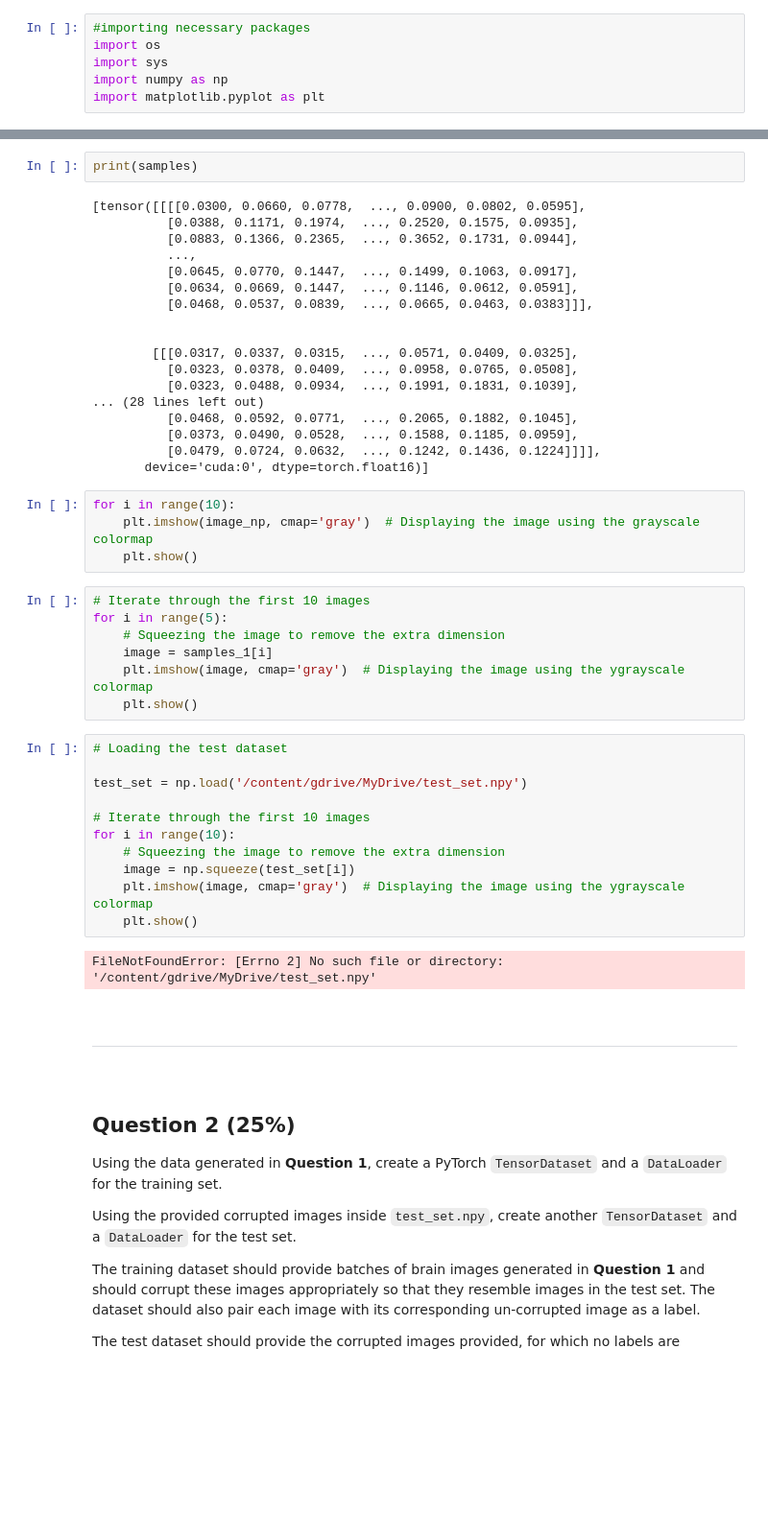
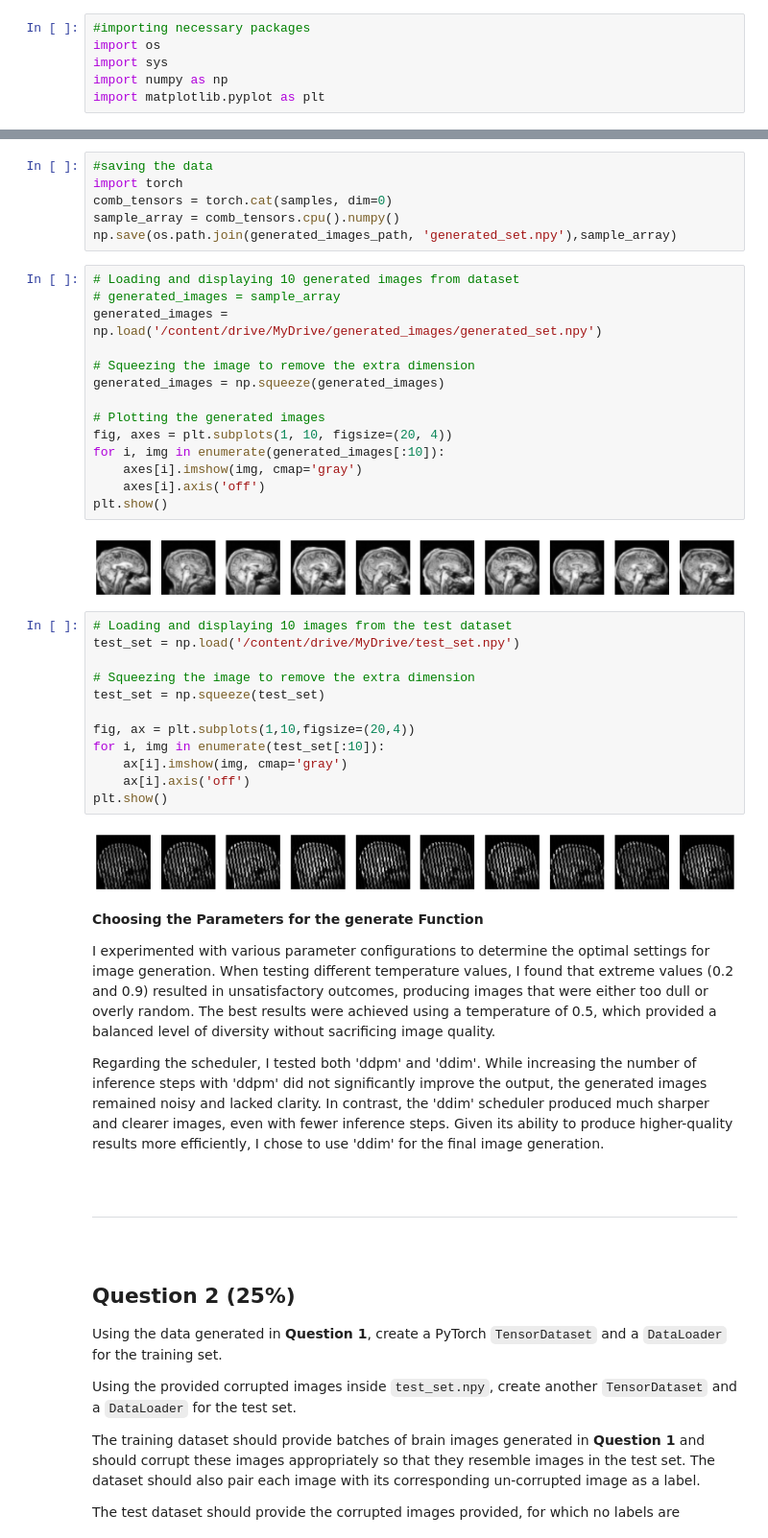
Before and after one commit to esemsc-peo23/introduction-to-python, a Jupyter notebook: Assessment.ipynb, the cells around one changed output, grey strips where cells are left out. Shown at 96% size. Cells and saved outputs as stored; diff of their text form; blank space fills up the shorter version.

Commit message:
First_final version with 1000 datasets

```diff
--- a/Assessment.ipynb
+++ b/Assessment.ipynb
@@ -173,47 +153,45 @@ ValueError: cannot select an axis to squeeze out which has size not equal to one
-# %%
-print(samples)
-# %% [output]
-[tensor([[[[0.0300, 0.0660, 0.0778,  ..., 0.0900, 0.0802, 0.0595],
-          [0.0388, 0.1171, 0.1974,  ..., 0.2520, 0.1575, 0.0935],
-          [0.0883, 0.1366, 0.2365,  ..., 0.3652, 0.1731, 0.0944],
-          ...,
-          [0.0645, 0.0770, 0.1447,  ..., 0.1499, 0.1063, 0.0917],
-          [0.0634, 0.0669, 0.1447,  ..., 0.1146, 0.0612, 0.0591],
-          [0.0468, 0.0537, 0.0839,  ..., 0.0665, 0.0463, 0.0383]]],
-
-
-        [[[0.0317, 0.0337, 0.0315,  ..., 0.0571, 0.0409, 0.0325],
-          [0.0323, 0.0378, 0.0409,  ..., 0.0958, 0.0765, 0.0508],
-          [0.0323, 0.0488, 0.0934,  ..., 0.1991, 0.1831, 0.1039],
-... (28 lines left out)
-          [0.0468, 0.0592, 0.0771,  ..., 0.2065, 0.1882, 0.1045],
-          [0.0373, 0.0490, 0.0528,  ..., 0.1588, 0.1185, 0.0959],
-          [0.0479, 0.0724, 0.0632,  ..., 0.1242, 0.1436, 0.1224]]]],
-       device='cuda:0', dtype=torch.float16)]
-# %%
-for i in range(10):
-    plt.imshow(image_np, cmap='gray')  # Displaying the image using the grayscale colormap
-    plt.show()
-# %%
-# Iterate through the first 10 images
-for i in range(5):
-    # Squeezing the image to remove the extra dimension
-    image = samples_1[i]
-    plt.imshow(image, cmap='gray')  # Displaying the image using the ygrayscale colormap
-    plt.show()
+# %%
+#saving the data
+import torch
+comb_tensors = torch.cat(samples, dim=0)
+sample_array = comb_tensors.cpu().numpy()
+np.save(os.path.join(generated_images_path, 'generated_set.npy'),sample_array)
+# %%
+# Loading and displaying 10 generated images from dataset
+# generated_images = sample_array
+generated_images = np.load('/content/drive/MyDrive/generated_images/generated_set.npy')
+
+# Squeezing the image to remove the extra dimension
+generated_images = np.squeeze(generated_images)
+
+# Plotting the generated images
+fig, axes = plt.subplots(1, 10, figsize=(20, 4))
+for i, img in enumerate(generated_images[:10]):
+    axes[i].imshow(img, cmap='gray')
+    axes[i].axis('off')
+plt.show()
+# %% [output]
+[figure, added]
 # %%
-# Loading the test dataset
+# Loading and displaying 10 images from the test dataset
+test_set = np.load('/content/drive/MyDrive/test_set.npy')
 
-test_set = np.load('/content/gdrive/MyDrive/test_set.npy')
+# Squeezing the image to remove the extra dimension
+test_set = np.squeeze(test_set)
 
-# Iterate through the first 10 images
-for i in range(10):
-    # Squeezing the image to remove the extra dimension
-    image = np.squeeze(test_set[i])
-    plt.imshow(image, cmap='gray')  # Displaying the image using the ygrayscale colormap
-    plt.show()
+fig, ax = plt.subplots(1,10,figsize=(20,4))
+for i, img in enumerate(test_set[:10]):
+    ax[i].imshow(img, cmap='gray')
+    ax[i].axis('off')
+plt.show()
 # %% [output]
-FileNotFoundError: [Errno 2] No such file or directory: '/content/gdrive/MyDrive/test_set.npy'
+[figure, added]
+# %% [markdown]
+**Choosing the Parameters for the generate Function**
+
+I experimented with various parameter configurations to determine the optimal settings for image generation. When testing different temperature values, I found that extreme values (0.2 and 0.9) resulted in unsatisfactory outcomes, producing images that were either too dull or overly random. The best results were achieved using a temperature of 0.5, which provided a balanced level of diversity without sacrificing image quality.
+
+Regarding the scheduler, I tested both 'ddpm' and 'ddim'. While increasing the number of inference steps with 'ddpm' did not significantly improve the output, the generated images remained noisy and lacked clarity. In contrast, the 'ddim' scheduler produced much sharper and clearer images, even with fewer inference steps. Given its ability to produce higher-quality results more efficiently, I chose to use 'ddim' for the final image generation.
 # %% [markdown]
 <br>
 
```
Also changed, not shown: parts of 26 cells of this notebook.
